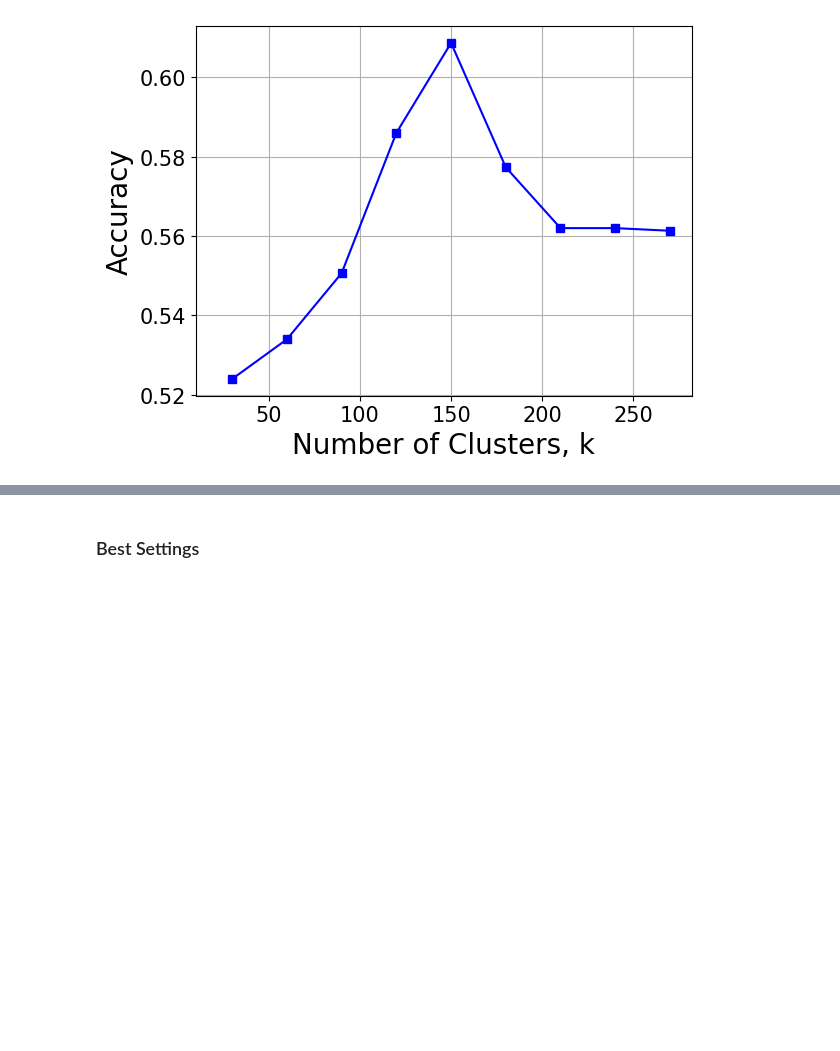
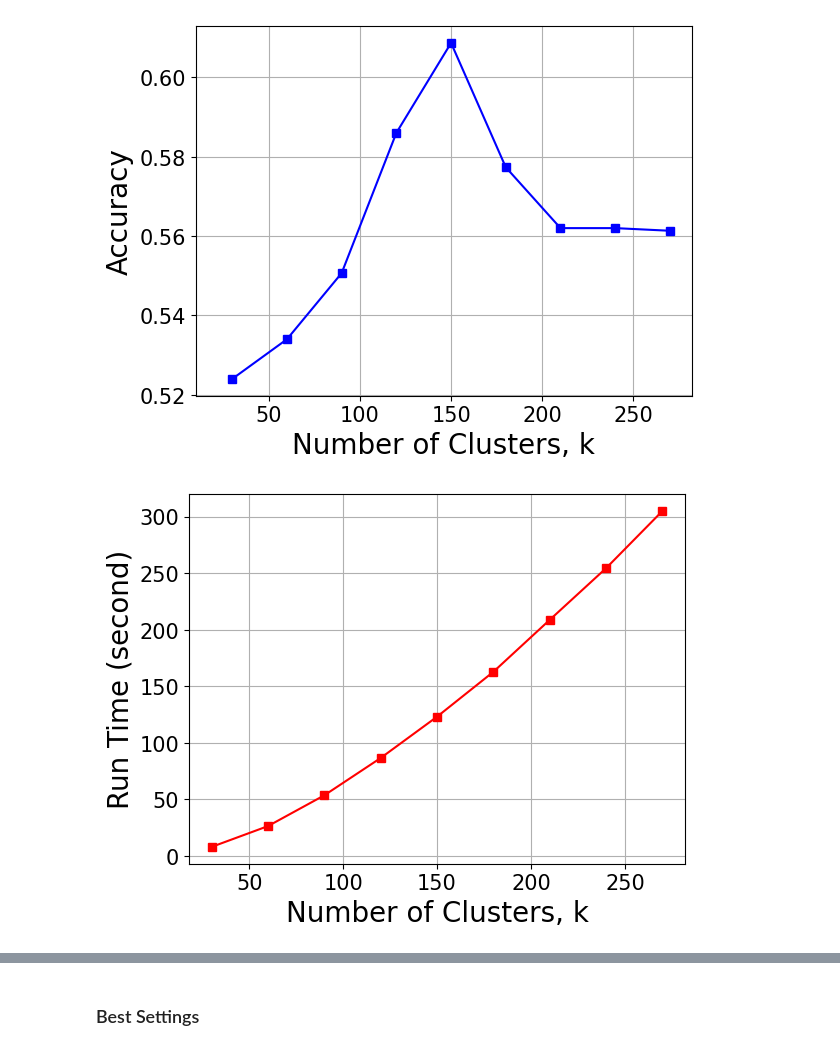
Before and after one commit to chuu-shin/CS485-Course-Work-2, a Jupyter notebook: Q2.ipynb, the cells around one changed output, grey strips where cells are left out. Saved outputs shown, nothing was run; the diff lists cells and outputs as text; code cells hidden in the pictures; blank space fills up the shorter version.

```diff
--- a/Q2.ipynb
+++ b/Q2.ipynb
@@ -469,7 +469,7 @@ def avg_accuracy(train_descriptors, test_descriptors, n_iter, codebooks, codeboo
     return test_accuracy_list
 # %%
 k_list = [i*30 for i in range(1,10)]
-num_iter = 7
+num_iter = 5
 
 const_time, codebooks = Kmeans_const_times(k_list, num_iter)
 # %%
@@ -501,3 +501,16 @@ plt.xticks(fontsize=15)
 plt.grid(True)
 # %% [output]
 [figure]
+# %%
+# Plot accuracy on the first subplot
+plt.plot(k_list, const_time, label='codebook constructio ntime', marker='s', linestyle='-', color='r')
+# plt.xlim(left=10)
+plt.xlabel('Number of Clusters, k', fontsize=20)
+plt.ylabel('Run Time (second)', fontsize=20)
+plt.yticks(fontsize=15)
+plt.xticks(fontsize=15)
+# plt.title('Accuracy over number of estimators')
+# plt.legend(fontsize=15)
+plt.grid(True)
+# %% [output]
+[figure, added]
```
Also changed, not shown: parts of 11 cells of this notebook, 1 other file.
